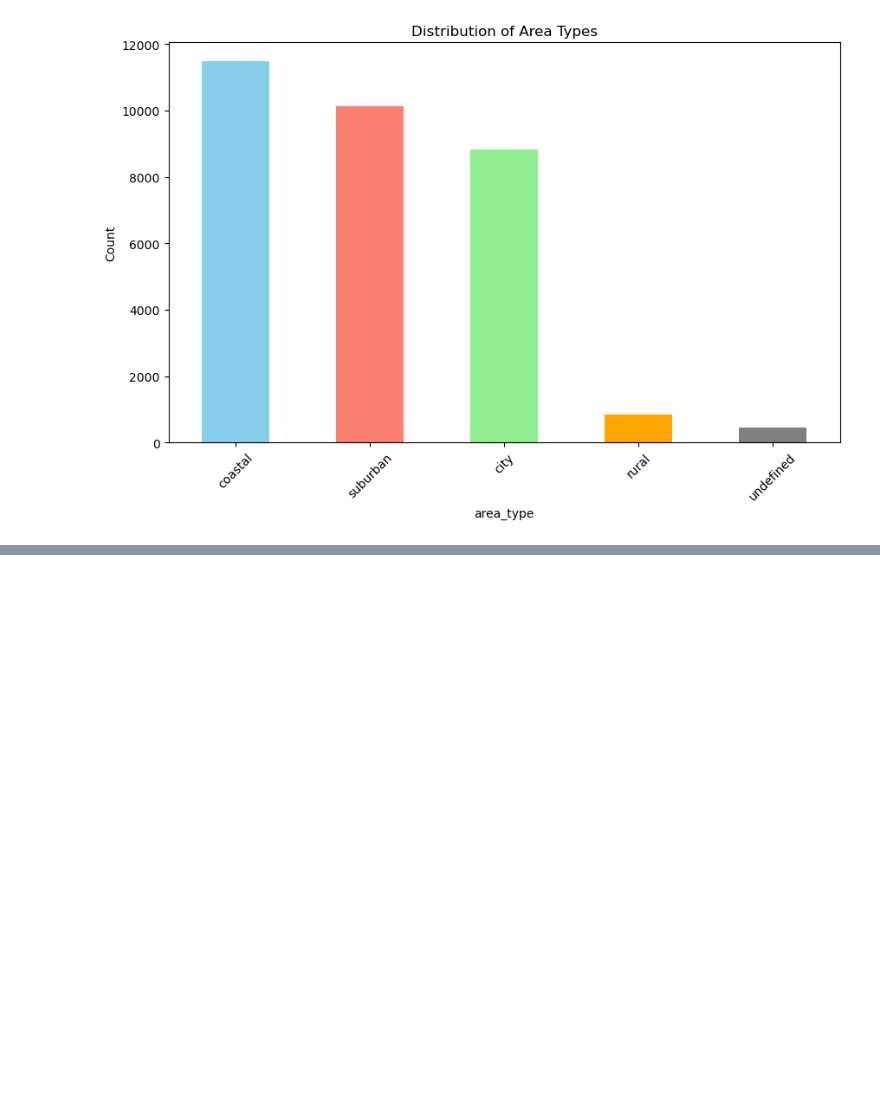
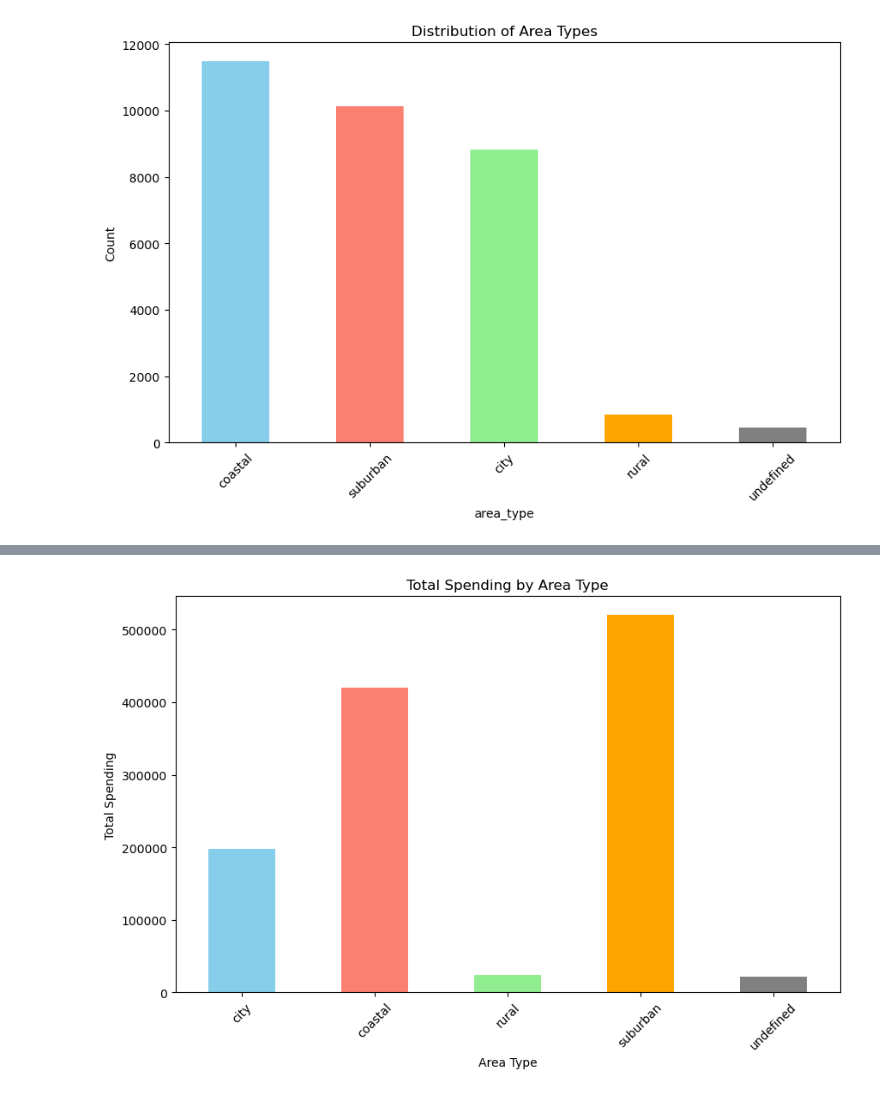
Before and after one commit to Benerugg/DM_Group50, a Jupyter notebook: src/notebooks/ZipCodes.ipynb, the cells around one changed output, grey strips where cells are left out. Drawn from its saved outputs; the diff is of its cells as text; code cells hidden in the pictures; blank space fills up the shorter version.

```diff
--- a/src/notebooks/ZipCodes.ipynb
+++ b/src/notebooks/ZipCodes.ipynb
@@ -261,3 +261,6 @@ plt.xticks(rotation=45)
 plt.show()
 # %% [output]
 [figure]
+# %%
+df = pd.read_csv('../data/processedZip_ABCDEats_data.csv')
+df
@@ -263,0 +281,14 @@ plt.show()
+# %%
+# Calculate total spending by area type
+total_spending_by_area = df.groupby('area_type')['total_spending'].sum()
+
+# Plot the total spending by area type
+plt.figure(figsize=(10, 6))
+total_spending_by_area.plot(kind='bar', color=colors)
+plt.title('Total Spending by Area Type')
+plt.xlabel('Area Type')
+plt.ylabel('Total Spending')
+plt.xticks(rotation=45)
+plt.show()
+# %% [output]
+[figure, added]
```
Also changed, not shown: parts of 4 cells of this notebook.
